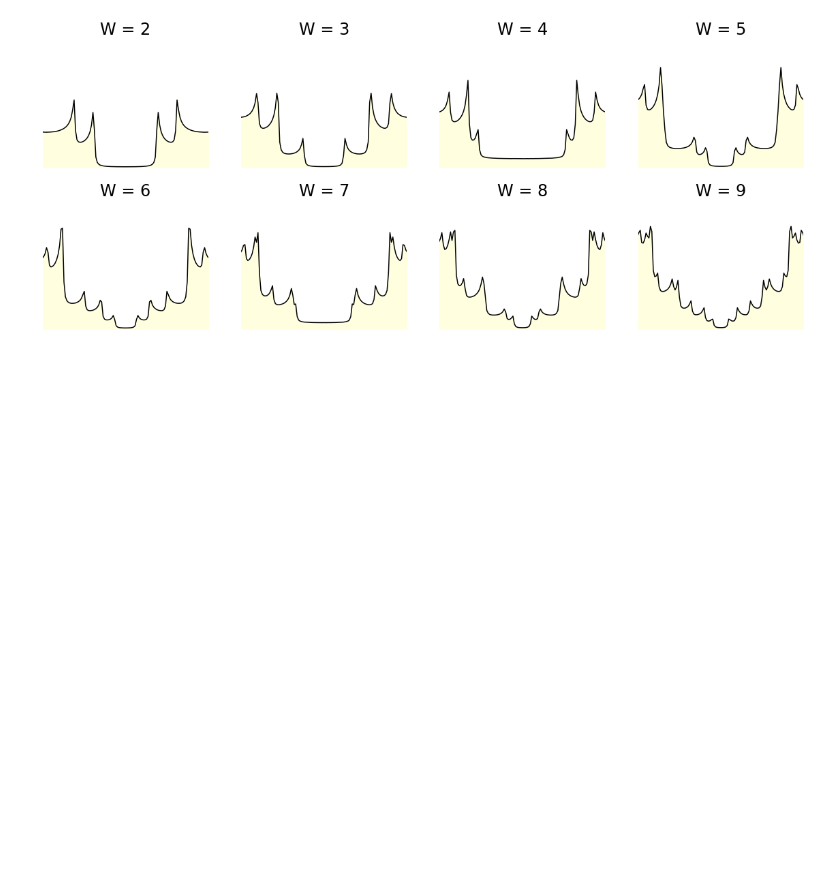
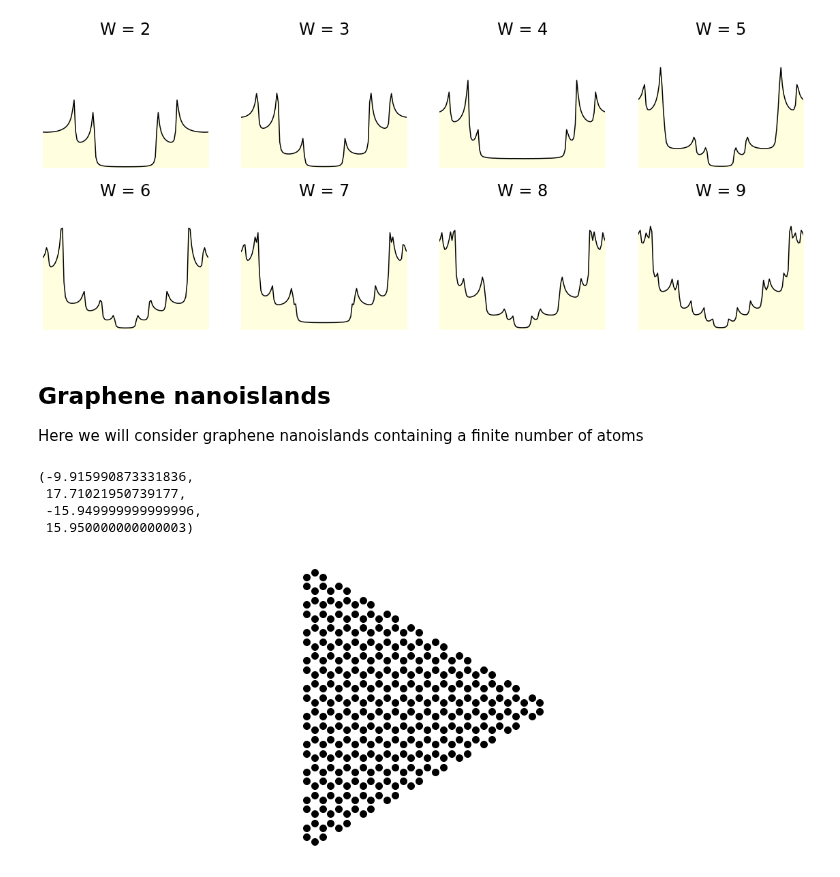
Before and after one commit to joselado/jyvaskyla_summer_school_2022, a Jupyter notebook: sessions/session1.ipynb, the cells around one changed output. Drawn from its saved outputs; the diff is of its cells as text; code cells hidden in the pictures; blank space fills up the shorter version.

```diff
--- a/sessions/session1.ipynb
+++ b/sessions/session1.ipynb
@@ -97,3 +97,17 @@ for n in ns: # loop over widths
     plt.fill_between(e, d, where=d>=d, interpolate=True, color='lightyellow') # add a background
 # %% [output]
 [figure]
+# %% [markdown]
+## Graphene nanoislands
+Here we will consider graphene nanoislands containing a finite number of atoms
+# %%
+from pyqula import islands # import the islands library
+g = islands.get_geometry(name="honeycomb",nedges=3,n=6,rot=np.pi/6.) # honeycomb quantum dot
+h = g.get_hamiltonian() # get the Hamiltonian
+plt.scatter(g.r[:,0],g.r[:,1],c="black",s=100) ; plt.axis("equal") ; plt.axis("off")
+# %% [output]
+(-9.915990873331836,
+ 17.71021950739177,
+ -15.949999999999996,
+ 15.950000000000003)
+[figure, added]
```
Also changed, not shown: parts of 3 cells of this notebook.
